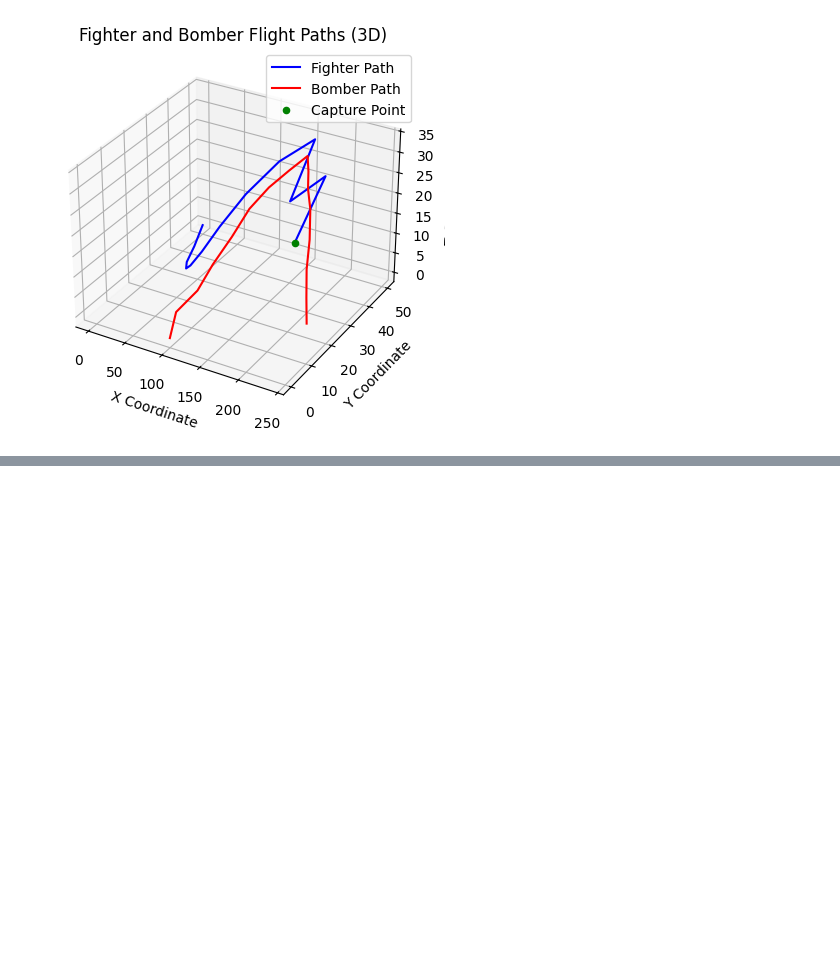
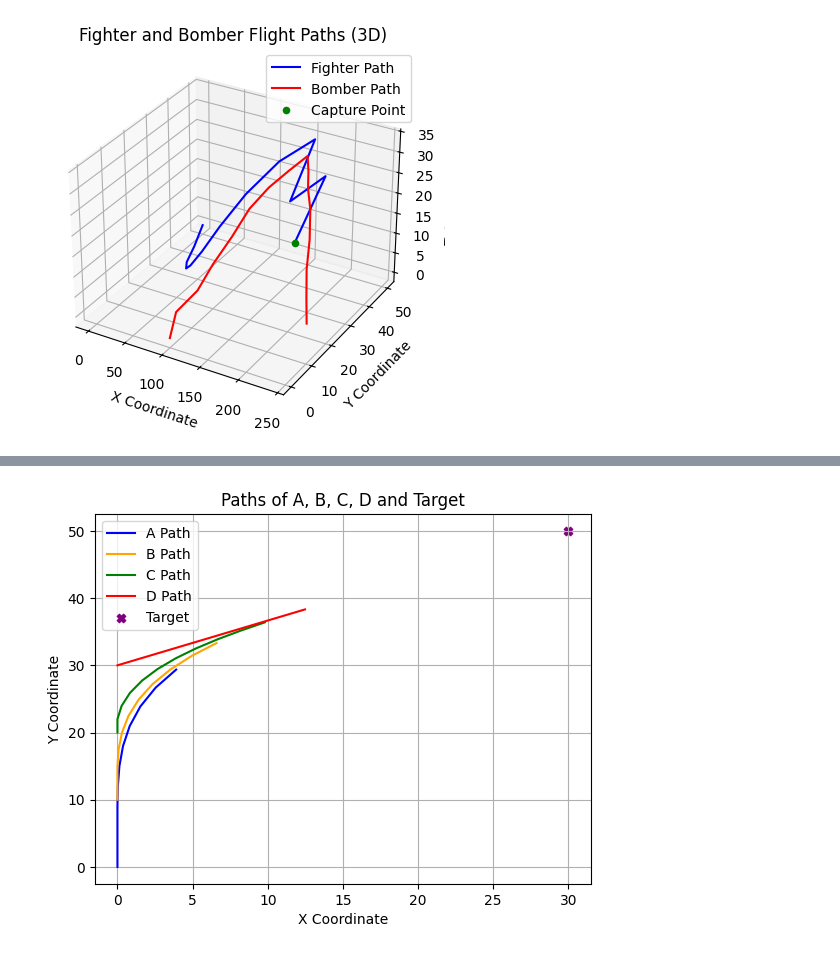
Before and after one commit to SharafatKarim/python-data-science-notebook, a Jupyter notebook: 05 - simulation modeling/05 - continuous systems.ipynb, the cells around one changed output, grey strips where cells are left out. Drawn from its saved outputs; the diff is of its cells as text; code cells hidden in the pictures; blank space fills up the shorter version.

```diff
--- a/05 - simulation modeling/05 - continuous systems.ipynb
+++ b/05 - simulation modeling/05 - continuous systems.ipynb
@@ -355,0 +356,70 @@ Iteration: 12 Distance: 9.945906440073788
+# %%
+import math
+import matplotlib.pyplot as plt
+
+A, B, C, D = (0, 0), (0,10), (0,20), (0,30)
+
+A_history = [A]
+B_history = [B]
+C_history = [C]
+D_history = [D]
+
+vA, vB, vC, vD = 30, 25, 20, 15
+target_d = (30, 50)
+
+def distance(p1, p2):
+    return math.sqrt((p1[0] - p2[0])**2 + (p1[1] - p2[1])**2)
+
+t = 0
+
+for i in range(10):
+    t += 0.1
+
+    # Move A towards B
+    a_to_b = distance(A, B)
+    if a_to_b < 0.005:
+        print(f"A hits B at time {t:.2f} hours")
+        break
+    A = (A[0] + vA * 0.1 * (B[0] - A[0]) / a_to_b, A[1] + vA * 0.1 * (B[1] - A[1]) / a_to_b)
+    A_history.append(A)
+
+    # Move B towards C
+    b_to_c = distance(B, C)
+    if b_to_c < 0.005:
+        print(f"B hits C at time {t:.2f} hours")
+        break
+    B = (B[0] + vB * 0.1 * (C[0] - B[0]) / b_to_c, B[1] + vB * 0.1 * (C[1] - B[1]) / b_to_c)
+    B_history.append(B)
+
+    # Move C towards D
+    c_to_d = distance(C, D)
+    if c_to_d < 0.005:
+        print(f"C hits D at time {t:.2f} hours")
+        break
+    C = (C[0] + vC * 0.1 * (D[0] - C[0]) / c_to_d, C[1] + vC * 0.1 * (D[1] - C[1]) / c_to_d)
+    C_history.append(C)
+
+    # Move D towards target
+    d_to_target = distance(D, target_d)
+    if d_to_target < 0.005:
+        print(f"D hits the target at time {t:.2f} hours")
+        break
+    D = (D[0] + vD * 0.1 * (target_d[0] - D[0]) / d_to_target, D[1] + vD * 0.1 * (target_d[1] - D[1]) / d_to_target)
+    D_history.append(D)
+
+    # Preety-Print
+    print(f"T: {t:.2f},\n A: ({A[0]:.2f}, {A[1]:.2f}), B: ({B[0]:.2f}, {B[1]:.2f}), C: ({C[0]:.2f}, {C[1]:.2f}), D: ({D[0]:.2f}, {D[1]:.2f}), AB: {a_to_b:.2f}, BC: {b_to_c:.2f}, CD: {c_to_d:.2f}, DTarget: {d_to_target:.2f}\n")
+
+# Plotting the paths
+plt.plot(*zip(*A_history), label='A Path', color='blue')
+plt.plot(*zip(*B_history), label='B Path', color='orange')
+plt.plot(*zip(*C_history), label='C Path', color='green')
+plt.plot(*zip(*D_history), label='D Path', color='red')
+plt.scatter(target_d[0], target_d[1], color='purple', label='Target', marker='X')
+plt.title('Paths of A, B, C, D and Target')
+plt.xlabel('X Coordinate')
+plt.ylabel('Y Coordinate')
+plt.legend()
+plt.grid()
+plt.show()
+# %% [output]
@@ -355,0 +443 @@ Iteration: 12 Distance: 9.945906440073788
+[figure, added]
```
Also changed, not shown: parts of 4 cells of this notebook.
